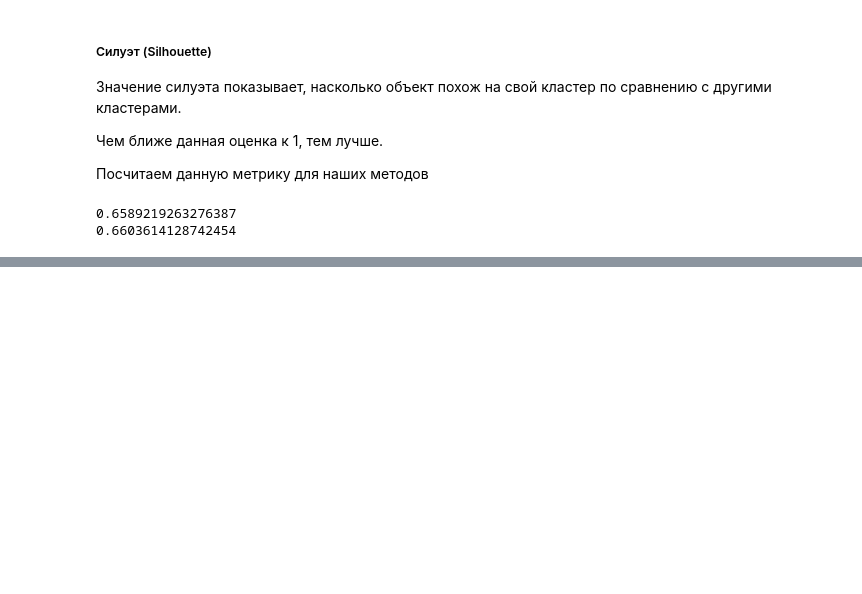
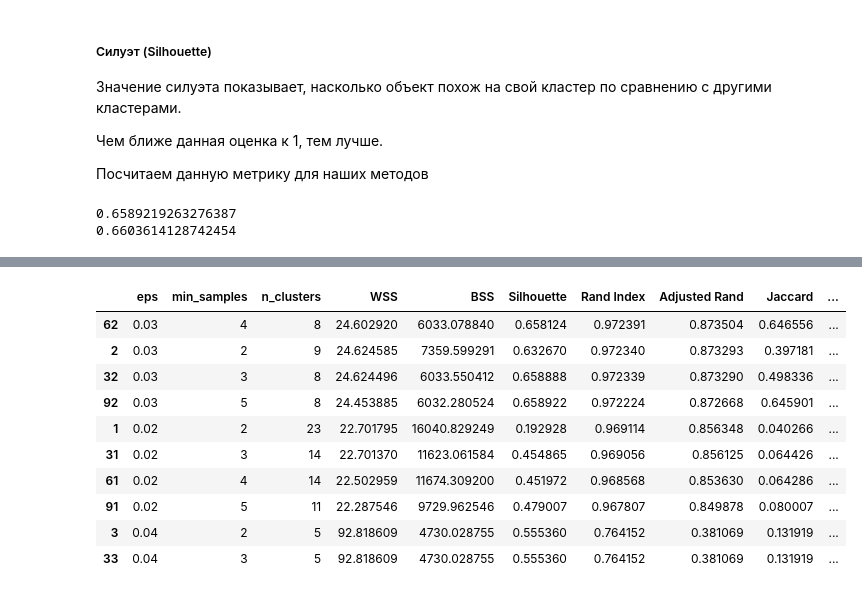
Before and after one commit to ladnodanil/ml1, a Jupyter notebook: laba4.ipynb, the cells around one changed output, grey strips where cells are left out. Cells and saved outputs as stored; diff of their text form; code cells hidden in the pictures; blank space fills up the shorter version.

```diff
--- a/laba4.ipynb
+++ b/laba4.ipynb
@@ -411,0 +591,15 @@ array([[14341558,   450254],
+# %%
+best_results = results_df.sort_values(by='Fowlkes-Mallows', ascending=False).head(10)
+best_results
+# %% [output]
+|  | eps | min_samples | n_clusters | WSS | BSS | Silhouette | Rand Index | Adjusted Rand | Jaccard | ... |
+| 62 | 0.03 | 4 | 8 | 24.602920 | 6033.078840 | 0.658124 | 0.972391 | 0.873504 | 0.646556 | ... |
+| 2 | 0.03 | 2 | 9 | 24.624585 | 7359.599291 | 0.632670 | 0.972340 | 0.873293 | 0.397181 | ... |
+| 32 | 0.03 | 3 | 8 | 24.624496 | 6033.550412 | 0.658888 | 0.972339 | 0.873290 | 0.498336 | ... |
+| 92 | 0.03 | 5 | 8 | 24.453885 | 6032.280524 | 0.658922 | 0.972224 | 0.872668 | 0.645901 | ... |
+| 1 | 0.02 | 2 | 23 | 22.701795 | 16040.829249 | 0.192928 | 0.969114 | 0.856348 | 0.040266 | ... |
+| 31 | 0.02 | 3 | 14 | 22.701370 | 11623.061584 | 0.454865 | 0.969056 | 0.856125 | 0.064426 | ... |
+| 61 | 0.02 | 4 | 14 | 22.502959 | 11674.309200 | 0.451972 | 0.968568 | 0.853630 | 0.064286 | ... |
+| 91 | 0.02 | 5 | 11 | 22.287546 | 9729.962546 | 0.479007 | 0.967807 | 0.849878 | 0.080007 | ... |
+| 3 | 0.04 | 2 | 5 | 92.818609 | 4730.028755 | 0.555360 | 0.764152 | 0.381069 | 0.131919 | ... |
+| 33 | 0.04 | 3 | 5 | 92.818609 | 4730.028755 | 0.555360 | 0.764152 | 0.381069 | 0.131919 | ... |
```
Also changed, not shown: parts of 17 cells of this notebook.
